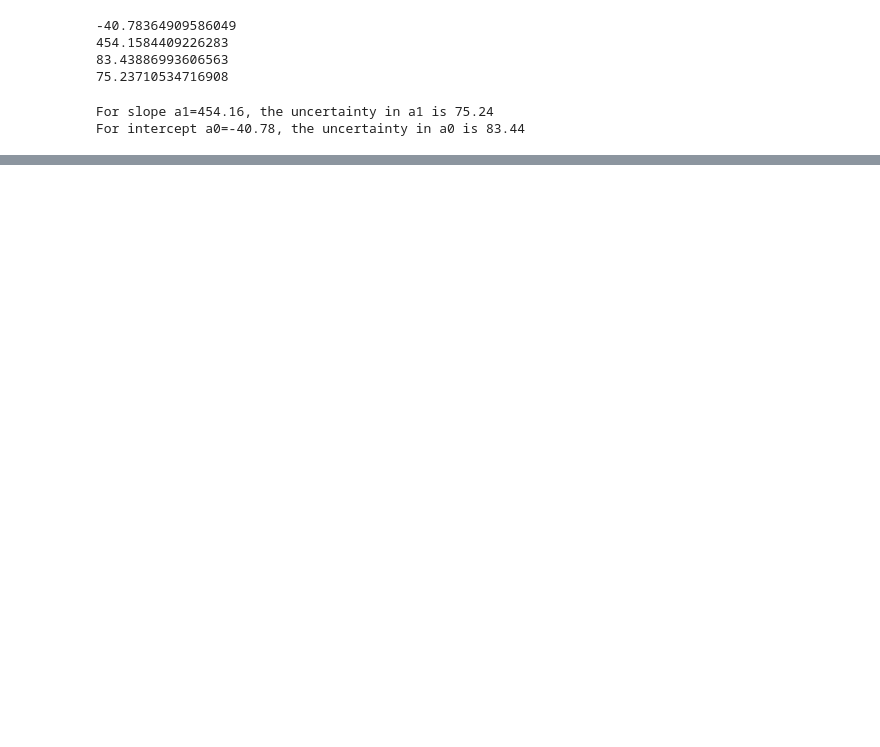
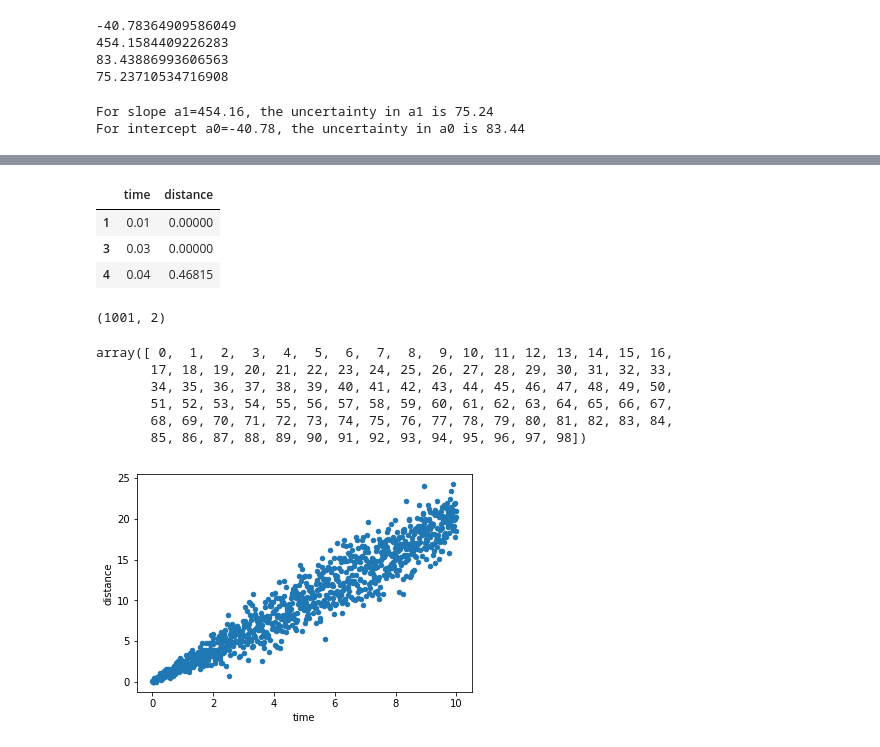
Before and after one commit to sushant2811/NLPandDeepLearning, a Jupyter notebook: linearModeling.ipynb, the cells around one changed output, grey strips where cells are left out. Cells and saved outputs as stored; diff of their text form; code cells hidden in the pictures; blank space fills up the shorter version.

```diff
--- a/linearModeling.ipynb
+++ b/linearModeling.ipynb
@@ -235,0 +246,2 @@ For intercept a0=-40.78, the uncertainty in a0 is 83.44
+# %%
+hike_data_df = pd.read_csv('./datasetsLinearModelling/hiking_data.csv')
@@ -235,0 +257,11 @@ For intercept a0=-40.78, the uncertainty in a0 is 83.44
+# %%
+hike_data_df.iloc[[1, 3, 4]]
+# %% [output]
+|  | time | distance |
+| 1 | 0.01 | 0.00000 |
+| 3 | 0.03 | 0.00000 |
+| 4 | 0.04 | 0.46815 |
+# %%
+hike_data_df.shape
+# %% [output]
+(1001, 2)
@@ -235,0 +270,13 @@ For intercept a0=-40.78, the uncertainty in a0 is 83.44
+# %%
+population_inds
+# %% [output]
+array([ 0,  1,  2,  3,  4,  5,  6,  7,  8,  9, 10, 11, 12, 13, 14, 15, 16,
+       17, 18, 19, 20, 21, 22, 23, 24, 25, 26, 27, 28, 29, 30, 31, 32, 33,
+       34, 35, 36, 37, 38, 39, 40, 41, 42, 43, 44, 45, 46, 47, 48, 49, 50,
+       51, 52, 53, 54, 55, 56, 57, 58, 59, 60, 61, 62, 63, 64, 65, 66, 67,
+       68, 69, 70, 71, 72, 73, 74, 75, 76, 77, 78, 79, 80, 81, 82, 83, 84,
+       85, 86, 87, 88, 89, 90, 91, 92, 93, 94, 95, 96, 97, 98])
+# %%
+hike_data_df.plot( x= 'time', y = 'distance', kind='scatter');
+# %% [output]
+[figure, added]
```
Also changed, not shown: parts of 20 cells of this notebook.
